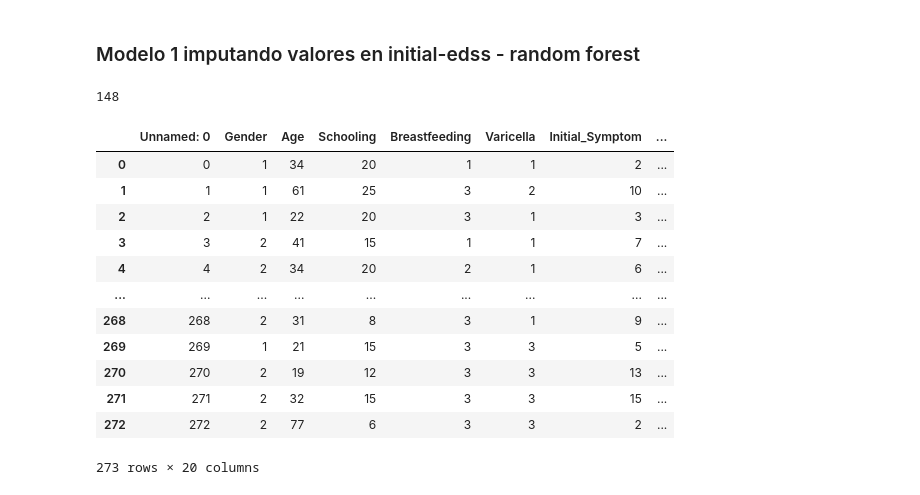
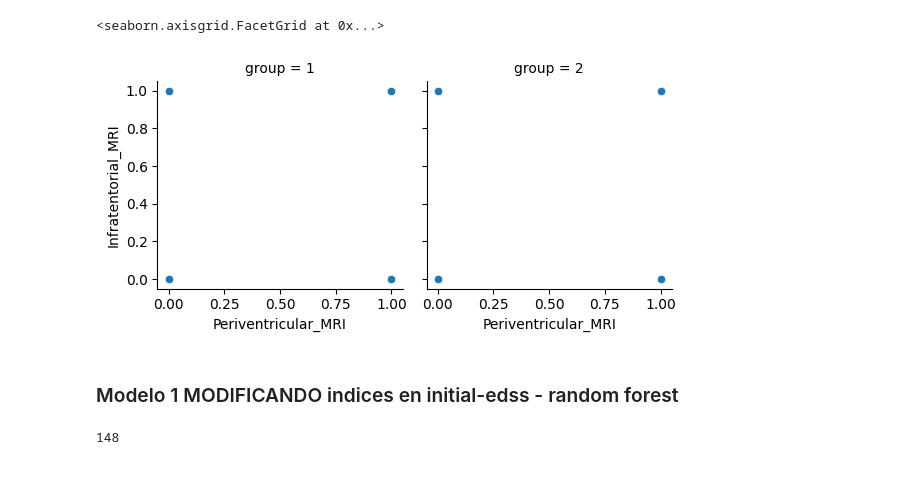
Before and after one commit to BertoloniLucas/SimaAI, a Jupyter notebook: models/M1-Random F. - imputando en initial_edss.ipynb, the cells around one changed output. Drawn from its saved outputs; the diff is of its cells as text; code cells hidden in the pictures.

```diff
--- a/models/M1-Random F. - imputando en initial_edss.ipynb
+++ b/models/M1-Random F. - imputando en initial_edss.ipynb
@@ -65,3 +53,10 @@ data
+# %%
+g = sns.FacetGrid(dataM, col="group", margin_titles=True)
+
+g.map_dataframe(sns.scatterplot, x="Periventricular_MRI", y="Infratentorial_MRI")
+# %% [output]
+<seaborn.axisgrid.FacetGrid at 0x...>
+[figure, added]
 # %% [markdown]
-### Modelo 1 imputando valores en initial-edss - random forest
+### Modelo 1 MODIFICANDO indices en initial-edss - random forest
 # %%
@@ -81,27 +74,7 @@ quarter = num_missing // 4
 remainder = num_missing % 4
 
 # Crear una nueva columna para indicar si se imputó un valor
-data['imputado?'] = 0
+dataM['imputado?'] = 0
+dataM.loc[indices_faltantes, 'imputado?'] = 1
 
-# Imputar valores a los índices faltantes
-data.loc[indices_faltantes[:quarter], 'Initial_EDSS'] = 1
-data.loc[indices_faltantes[quarter:2*quarter], 'Initial_EDSS'] = 2
-data.loc[indices_faltantes[2*quarter:], 'Initial_EDSS'] = 3
-data.loc[indices_faltantes, 'imputado?'] = 1
-# Verificar que todos los valores faltantes hayan sido asignados
-assert data['Initial_EDSS'].isnull().sum() == 0
-data
+# dataM
-# %% [output]
-|  | Unnamed: 0 | Gender | Age | Schooling | Breastfeeding | Varicella | Initial_Symptom | ... |
-| 0 | 0 | 1 | 34 | 20 | 1 | 1 | 2 | ... |
-| 1 | 1 | 1 | 61 | 25 | 3 | 2 | 10 | ... |
-| 2 | 2 | 1 | 22 | 20 | 3 | 1 | 3 | ... |
-| 3 | 3 | 2 | 41 | 15 | 1 | 1 | 7 | ... |
-| 4 | 4 | 2 | 34 | 20 | 2 | 1 | 6 | ... |
-| ... | ... | ... | ... | ... | ... | ... | ... | ... |
-| 268 | 268 | 2 | 31 | 8 | 3 | 1 | 9 | ... |
-| 269 | 269 | 1 | 21 | 15 | 3 | 3 | 5 | ... |
-| 270 | 270 | 2 | 19 | 12 | 3 | 3 | 13 | ... |
-| 271 | 271 | 2 | 32 | 15 | 3 | 3 | 15 | ... |
-| 272 | 272 | 2 | 77 | 6 | 3 | 3 | 2 | ... |
-273 rows × 20 columns
```
Also changed, not shown: parts of 24 cells of this notebook.
